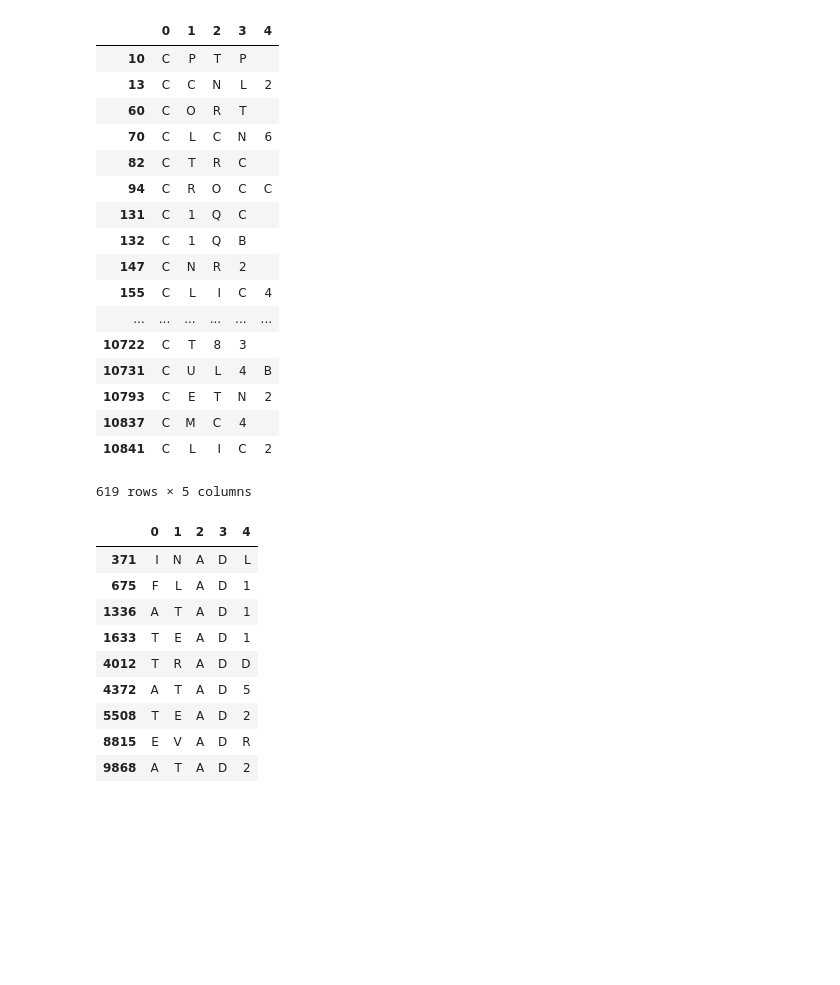
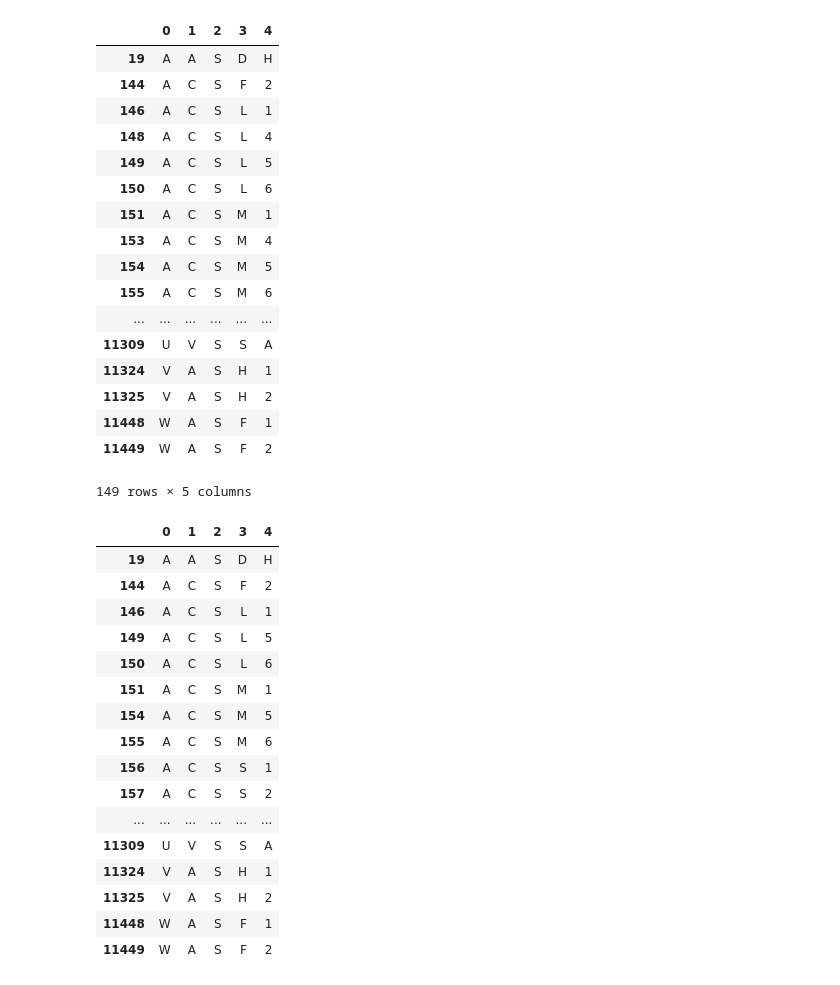
Before and after one commit to ajveltri22/genele_solver, a Jupyter notebook: genele_solver.ipynb, the cells around one changed output. Saved outputs shown, nothing was run; the diff lists cells and outputs as text; code cells hidden in the pictures; blank space fills up the shorter version.

Commit message:
Update to use actual HUGO set of genes

```diff
--- a/genele_solver.ipynb
+++ b/genele_solver.ipynb
@@ -9,3 +5,5 @@ gene_list = gene_list.loc[:,1].drop_duplicates().to_list()
+# %%
+gene_list = pd.read_table("./hgnc_complete_set.txt", header = 0).symbol.to_list()
 # %%
 class solver:
     def __init__(self, gene_list):
@@ -112,35 +110,42 @@ mysolver.guess("DAZ3 ", yellow=[1,2], green=[])
 # %%
-mysolver.guess("HDAC4", yellow=[2], green=[3])
+mysolver.guess("RPS3 ", yellow=[], green=[3])
 # %% [output]
 |  | 0 | 1 | 2 | 3 | 4 |
-| 10 | C | P | T | P |  |
-| 13 | C | C | N | L | 2 |
-| 60 | C | O | R | T |  |
-| 70 | C | L | C | N | 6 |
-| 82 | C | T | R | C |  |
-| 94 | C | R | O | C | C |
-| 131 | C | 1 | Q | C |  |
-| 132 | C | 1 | Q | B |  |
-| 147 | C | N | R | 2 |  |
-| 155 | C | L | I | C | 4 |
+| 19 | A | A | S | D | H |
+| 144 | A | C | S | F | 2 |
+| 146 | A | C | S | L | 1 |
+| 148 | A | C | S | L | 4 |
+| 149 | A | C | S | L | 5 |
+| 150 | A | C | S | L | 6 |
+| 151 | A | C | S | M | 1 |
+| 153 | A | C | S | M | 4 |
+| 154 | A | C | S | M | 5 |
+| 155 | A | C | S | M | 6 |
 | ... | ... | ... | ... | ... | ... |
-| 10722 | C | T | 8 | 3 |  |
-| 10731 | C | U | L | 4 | B |
-| 10793 | C | E | T | N | 2 |
-| 10837 | C | M | C | 4 |  |
-| 10841 | C | L | I | C | 2 |
+| 11309 | U | V | S | S | A |
+| 11324 | V | A | S | H | 1 |
+| 11325 | V | A | S | H | 2 |
+| 11448 | W | A | S | F | 1 |
+| 11449 | W | A | S | F | 2 |
-619 rows × 5 columns
+149 rows × 5 columns
 # %%
-mysolver.guess("SMAD7", yellow=[], green=[3,4])
+mysolver.guess("BEST4", yellow=[], green=[3])
 # %% [output]
 |  | 0 | 1 | 2 | 3 | 4 |
-| 371 | I | N | A | D | L |
-| 675 | F | L | A | D | 1 |
-| 1336 | A | T | A | D | 1 |
-| 1633 | T | E | A | D | 1 |
-| 4012 | T | R | A | D | D |
-| 4372 | A | T | A | D | 5 |
-| 5508 | T | E | A | D | 2 |
-| 8815 | E | V | A | D | R |
-| 9868 | A | T | A | D | 2 |
+| 19 | A | A | S | D | H |
+| 144 | A | C | S | F | 2 |
+| 146 | A | C | S | L | 1 |
+| 149 | A | C | S | L | 5 |
+| 150 | A | C | S | L | 6 |
+| 151 | A | C | S | M | 1 |
+| 154 | A | C | S | M | 5 |
+| 155 | A | C | S | M | 6 |
+| 156 | A | C | S | S | 1 |
+| 157 | A | C | S | S | 2 |
+| ... | ... | ... | ... | ... | ... |
+| 11309 | U | V | S | S | A |
+| 11324 | V | A | S | H | 1 |
+| 11325 | V | A | S | H | 2 |
+| 11448 | W | A | S | F | 1 |
+| 11449 | W | A | S | F | 2 |
 # %%
```
Also changed, not shown: parts of 7 cells of this notebook, 2 other files.
